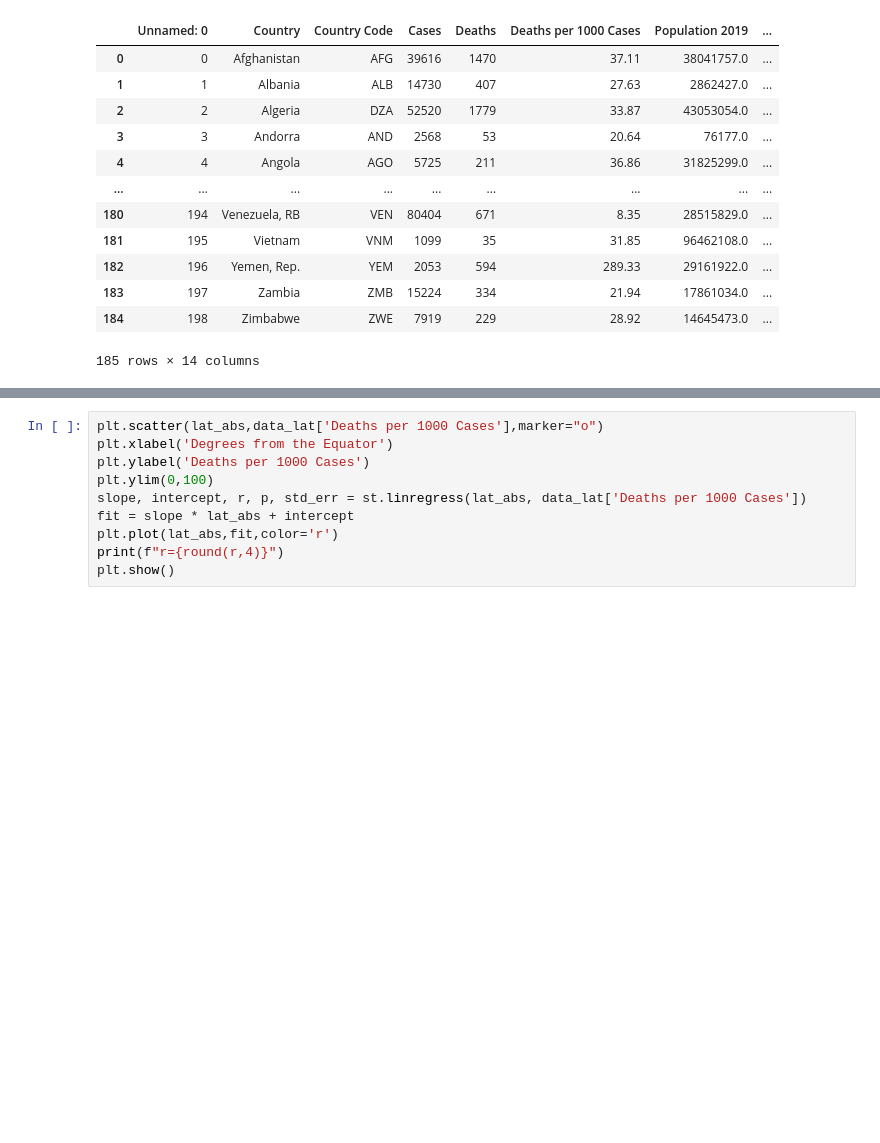
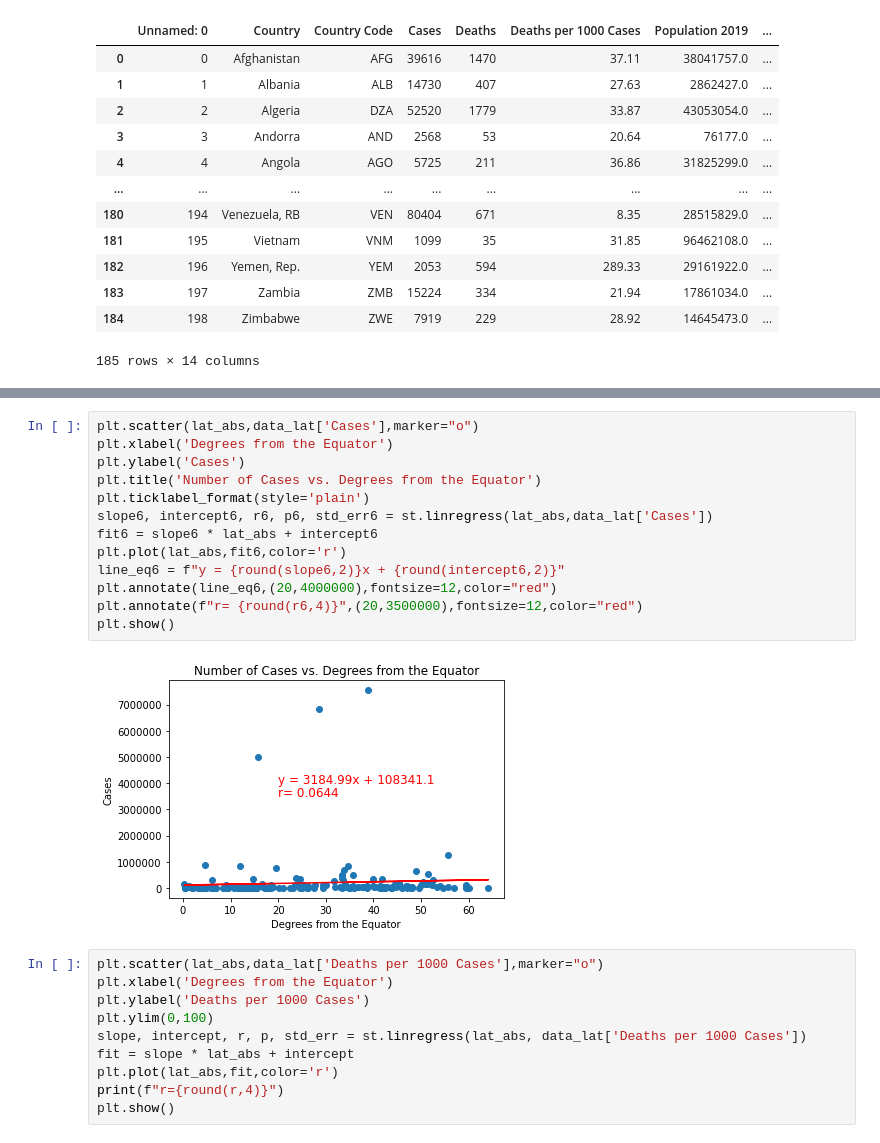
Before and after one commit to AustinRCole/COVID_Lat_GDP_analysis, a Jupyter notebook: COVID_lat_AC.ipynb, the cells around one changed output, grey strips where cells are left out. Cells and saved outputs as stored; diff of their text form; blank space fills up the shorter version.

```diff
--- a/COVID_lat_AC.ipynb
+++ b/COVID_lat_AC.ipynb
@@ -36,3 +55,18 @@ plt.show()
+# %%
+plt.scatter(lat_abs,data_lat['Cases'],marker="o")
+plt.xlabel('Degrees from the Equator')
+plt.ylabel('Cases')
+plt.title('Number of Cases vs. Degrees from the Equator')
+plt.ticklabel_format(style='plain')
+slope6, intercept6, r6, p6, std_err6 = st.linregress(lat_abs,data_lat['Cases'])
+fit6 = slope6 * lat_abs + intercept6
+plt.plot(lat_abs,fit6,color='r')
+line_eq6 = f"y = {round(slope6,2)}x + {round(intercept6,2)}"
+plt.annotate(line_eq6,(20,4000000),fontsize=12,color="red")
+plt.annotate(f"r= {round(r6,4)}",(20,3500000),fontsize=12,color="red")
+plt.show()
+# %% [output]
+[figure, added]
 # %%
 plt.scatter(lat_abs,data_lat['Deaths per 1000 Cases'],marker="o")
 plt.xlabel('Degrees from the Equator')
```
Also changed, not shown: parts of 10 cells of this notebook.
